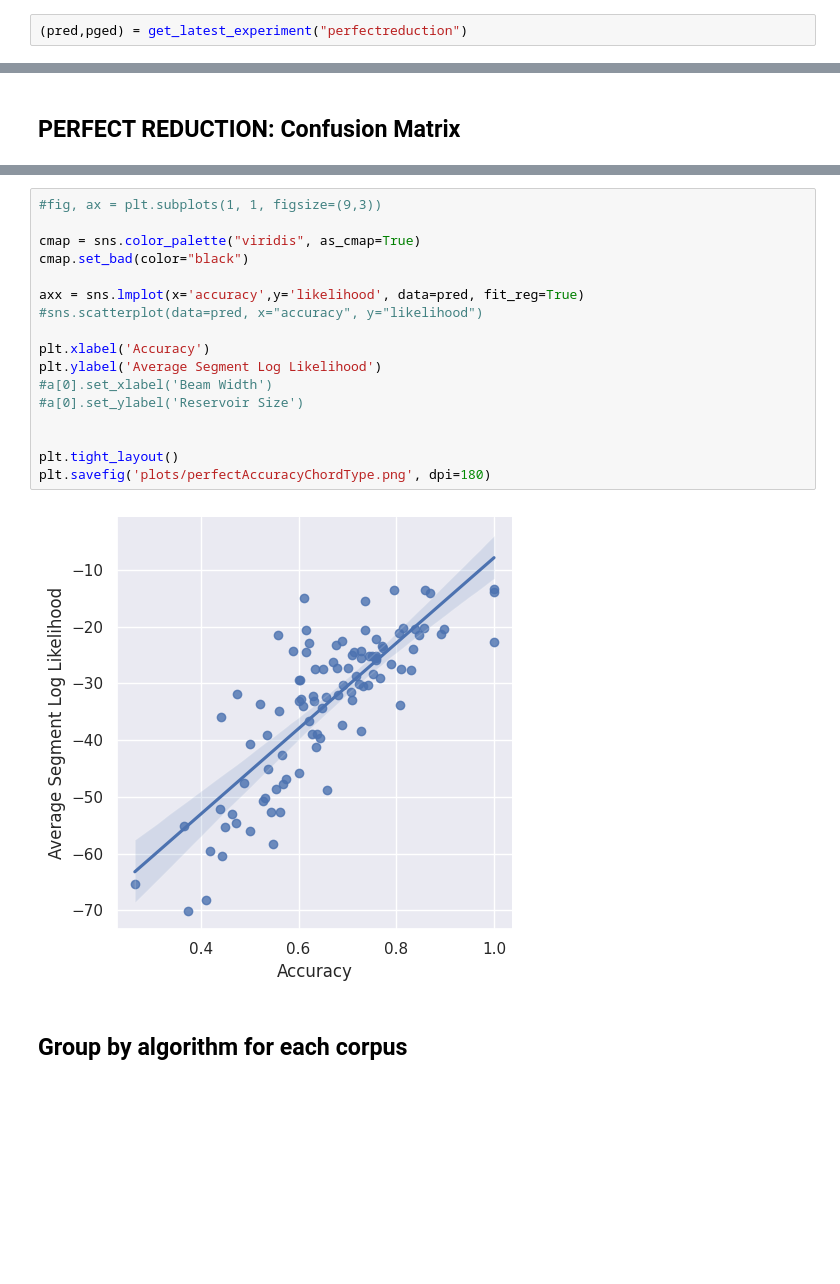
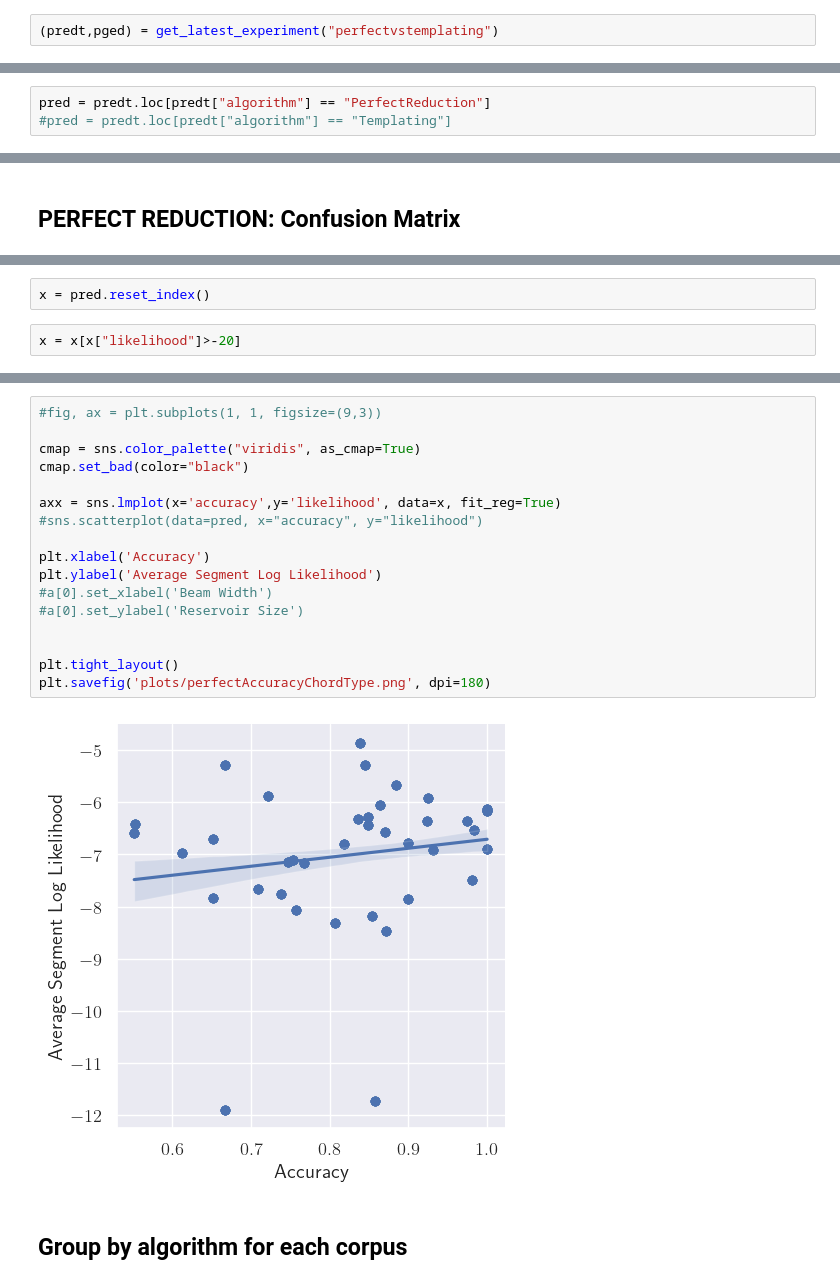
Before and after one commit to judah-daniels/protovoices-haskell, a Jupyter notebook: preprocessing/results.ipynb, the cells around one changed output, grey strips where cells are left out. Cells and saved outputs as stored; diff of their text form; blank space fills up the shorter version.

```diff
--- a/preprocessing/results.ipynb
+++ b/preprocessing/results.ipynb
@@ -176,5 +499,5 @@ experiment_types
 # %% [markdown]
 Results from the perfect reduction experiment
 # %%
-(pred,pged) = get_latest_experiment("perfectreduction")
+(predt,pged) = get_latest_experiment("perfectvstemplating")
 # %% [output]
@@ -243,0 +507,3 @@ def labelConfusion(pred,pged):
+# %%
+pred = predt.loc[predt["algorithm"] == "PerfectReduction"]
+#pred = predt.loc[predt["algorithm"] == "Templating"]
@@ -314,0 +564,4 @@ pred.corr()
+# %%
+x = pred.reset_index()
+# %%
+x = x[x["likelihood"]>-20]
@@ -315,22 +578,22 @@ pred.corr()
 # %%
 #fig, ax = plt.subplots(1, 1, figsize=(9,3))
 
 cmap = sns.color_palette("viridis", as_cmap=True)
 cmap.set_bad(color="black")
 
-axx = sns.lmplot(x='accuracy',y='likelihood', data=pred, fit_reg=True)
+axx = sns.lmplot(x='accuracy',y='likelihood', data=x, fit_reg=True)
 #sns.scatterplot(data=pred, x="accuracy", y="likelihood")
 
 plt.xlabel('Accuracy')
 plt.ylabel('Average Segment Log Likelihood')
 #a[0].set_xlabel('Beam Width')
 #a[0].set_ylabel('Reservoir Size')
 
 
 plt.tight_layout()
 plt.savefig('plots/perfectAccuracyChordType.png', dpi=180)
 # %% [output]
-[figure, old version]
+[figure, new version]
 # %% [markdown]
 ## Group by algorithm for each corpus
 # %%
```
Also changed, not shown: parts of 93 cells of this notebook, 28 other files.
